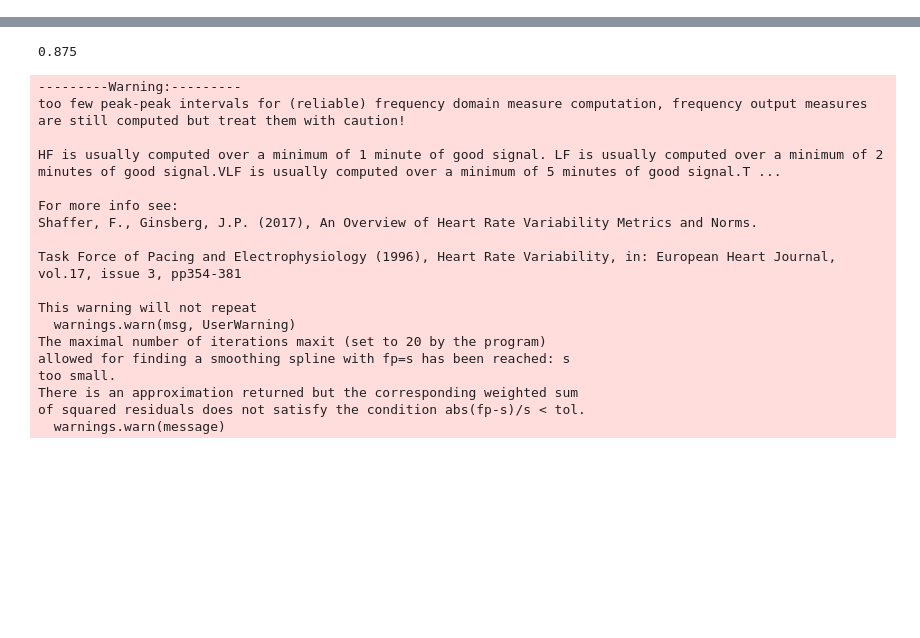
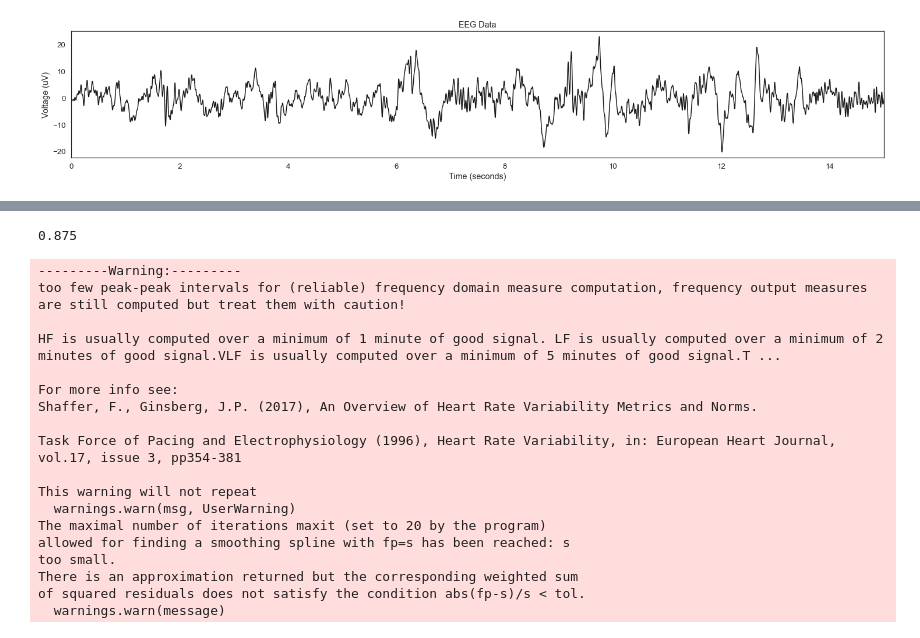
Before and after one commit to brycegsmith/psg_project, a Jupyter notebook: main.ipynb, the cells around one changed output, grey strips where cells are left out. Cells and saved outputs as stored; diff of their text form; code cells hidden in the pictures; blank space fills up the shorter version.

```diff
--- a/main.ipynb
+++ b/main.ipynb
@@ -13,3 +14,11 @@ Extracting EDF parameters from c:\Users\andre\OneDrive\Desktop\CS4641\Project\PS
 EDF file detected
 Setting channel info structure...
 Creating raw.info structure...
+# %%
+# Example of reading EEG Data with epoch range
+EEG_N3 = EEG(psgN3.data)
+vector = EEG_N3.get_eeg_vector_epoch_range(240, 251, 'F4-C4')
+vector_clean = EEG_N3.preprocess(vector)
+EEG_N3.plot_eeg(vector_clean[0:500*15])
+# %% [output]
+[figure, added]
```
Also changed, not shown: parts of 3 cells of this notebook, 1 other file.
